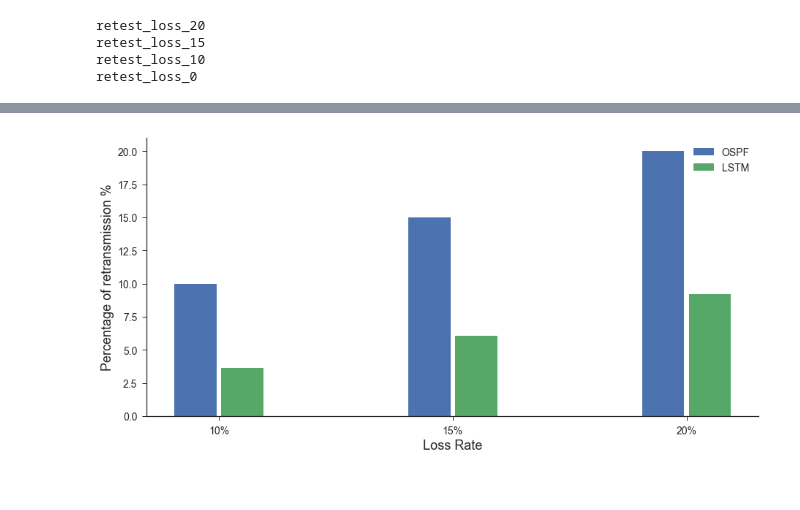
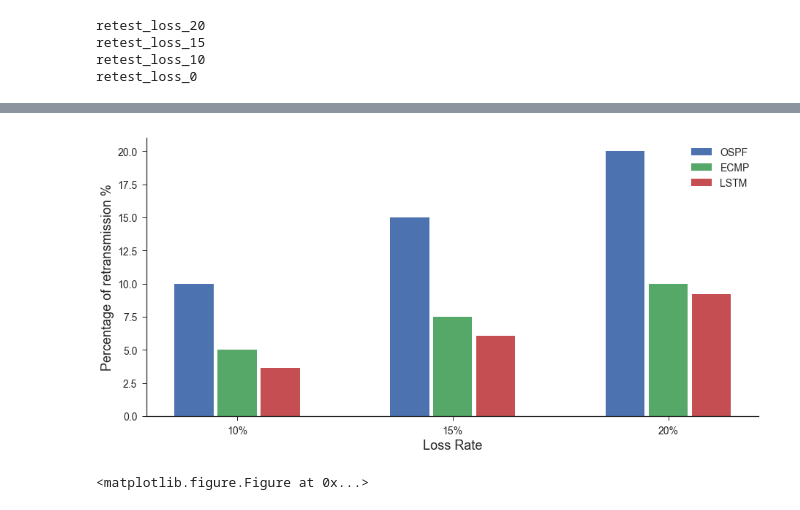
Before and after one commit to alegaballo/master_thesis, a Jupyter notebook: project/evaluation/prediction_testing/prediction_analysis.ipynb, the cells around one changed output, grey strips where cells are left out. Drawn from its saved outputs; the diff is of its cells as text; code cells hidden in the pictures.

```diff
--- a/project/evaluation/prediction_testing/prediction_analysis.ipynb
+++ b/project/evaluation/prediction_testing/prediction_analysis.ipynb
@@ -85,29 +85,32 @@ def get_line(x0, y0, x1, y1, log=False):
 # %%
 idx = np.arange(3)
 x1 = [100, 100, 100]
 x2 = [103.65, 106.08, 109.1]
 x3 = [110, 115, 120]
 
 ospf_ret = [10, 15, 20]
 pred_ret = [3.65, 6.08, 9.2]
-#ecmp = [5, 7.5, 10]
+ecmp = [5, 7.5, 10]
 
 sns.set_style('ticks')
 plt.figure(figsize=(15,7))
 #plt.title('Retransmission comparison', fontsize=20)
 plt.xlabel('Loss Rate', fontsize=18)
 plt.ylabel('Percentage of retransmission %', fontsize=18)
-#plt.plot((-0.5, 2.5), (100, 100), 'r-', label='No Loss')
-#plt.bar(idx, x3, width=0.2, label='OSPF')
-plt.bar(idx-0.1, ospf_ret, width=0.18, label='OSPF')
-#plt.bar(idx, ecmp, width=0.18,label = 'ECMP')
-plt.bar(idx + 0.1, pred_ret, width=0.18, label='LSTM')
+plt.bar(idx-0.2, ospf_ret, width=0.18, label='OSPF')
+plt.bar(idx, ecmp, width=0.18,label = 'ECMP')
+plt.bar(idx + 0.2, pred_ret, width=0.18, label='LSTM')
 plt.xticks(idx,['10%', '15%', '20%'], fontsize=14)
 plt.yticks(fontsize=14)
 plt.legend(fontsize=14)
 plt.grid(False)
 sns.despine()
-plt.savefig('prediction_cmp_bar.eps', transparent=True, format='eps', dpi=500,bbox_inches='tight')
+plt.savefig('prediction_cmp_bar_ecmp.eps', transparent=True, format='eps', dpi=500,bbox_inches='tight')
 plt.show()
 # %% [output]
-[figure, old version]
+[figure, new version]
+# %%
+x = np.linspace(-3,3)
+y = np.tanh(x)
+# %% [output]
+<matplotlib.figure.Figure at 0x...>
```
Also changed, not shown: parts of 2 cells of this notebook, 2 other files.
